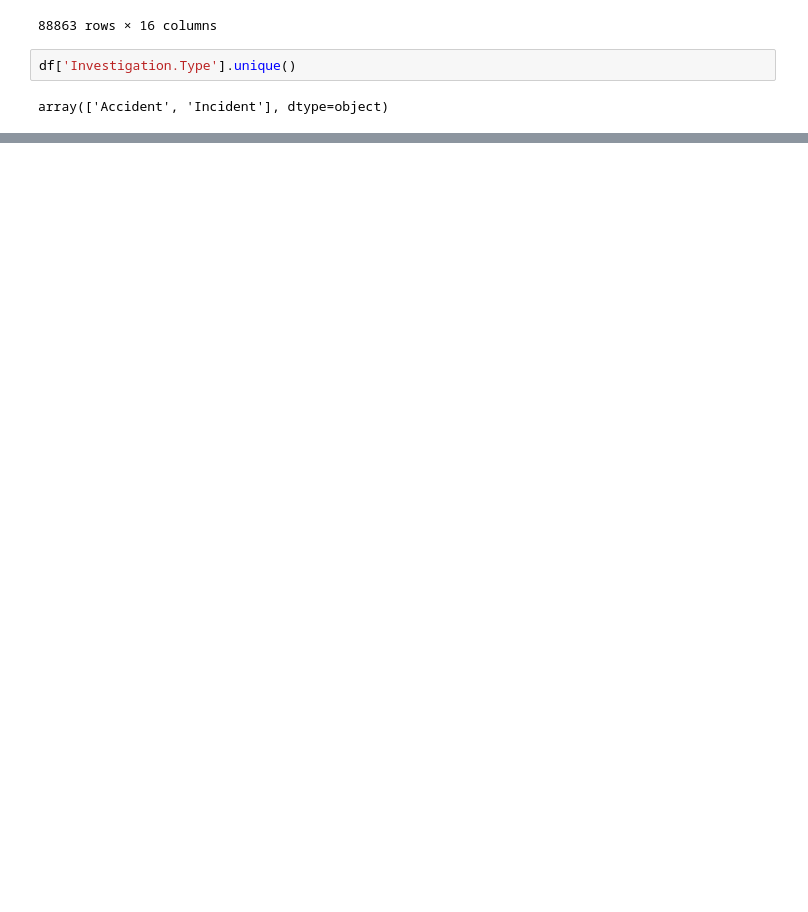
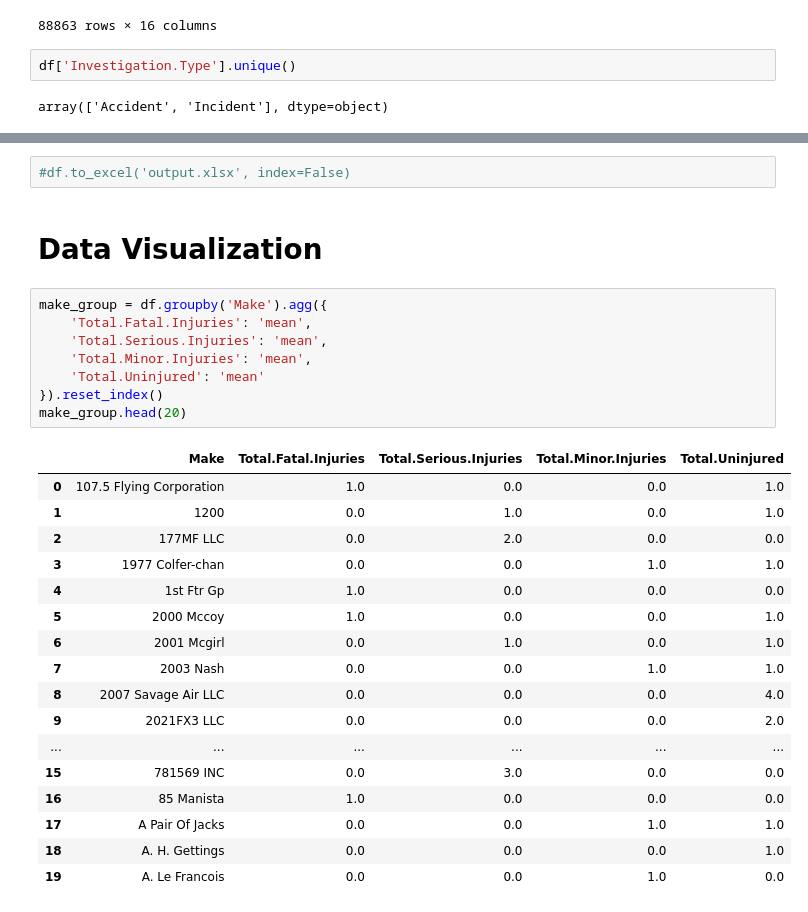
Before and after one commit to nyange21/dsc-phase-1-project-v3, a Jupyter notebook: student.ipynb, the cells around one changed output, grey strips where cells are left out. Drawn from its saved outputs; the diff is of its cells as text; blank space fills up the shorter version.

```diff
--- a/student.ipynb
+++ b/student.ipynb
@@ -302,0 +349,30 @@ array(['Accident', 'Incident'], dtype=object)
+# %%
+#df.to_excel('output.xlsx', index=False)
+# %% [markdown]
+# Data Visualization
+# %%
+make_group = df.groupby('Make').agg({
+    'Total.Fatal.Injuries': 'mean',
+    'Total.Serious.Injuries': 'mean',
+    'Total.Minor.Injuries': 'mean',
+    'Total.Uninjured': 'mean'
+}).reset_index()
+make_group.head(20)
+# %% [output]
+|  | Make | Total.Fatal.Injuries | Total.Serious.Injuries | Total.Minor.Injuries | Total.Uninjured |
+| 0 | 107.5 Flying Corporation | 1.0 | 0.0 | 0.0 | 1.0 |
+| 1 | 1200 | 0.0 | 1.0 | 0.0 | 1.0 |
+| 2 | 177MF LLC | 0.0 | 2.0 | 0.0 | 0.0 |
+| 3 | 1977 Colfer-chan | 0.0 | 0.0 | 1.0 | 1.0 |
+| 4 | 1st Ftr Gp | 1.0 | 0.0 | 0.0 | 0.0 |
+| 5 | 2000 Mccoy | 1.0 | 0.0 | 0.0 | 1.0 |
+| 6 | 2001 Mcgirl | 0.0 | 1.0 | 0.0 | 1.0 |
+| 7 | 2003 Nash | 0.0 | 0.0 | 1.0 | 1.0 |
+| 8 | 2007 Savage Air LLC | 0.0 | 0.0 | 0.0 | 4.0 |
+| 9 | 2021FX3 LLC | 0.0 | 0.0 | 0.0 | 2.0 |
+| ... | ... | ... | ... | ... | ... |
+| 15 | 781569 INC | 0.0 | 3.0 | 0.0 | 0.0 |
+| 16 | 85 Manista | 1.0 | 0.0 | 0.0 | 0.0 |
+| 17 | A Pair Of Jacks | 0.0 | 0.0 | 1.0 | 1.0 |
+| 18 | A. H. Gettings | 0.0 | 0.0 | 0.0 | 1.0 |
+| 19 | A. Le Francois | 0.0 | 0.0 | 1.0 | 0.0 |
```
Also changed, not shown: parts of 23 cells of this notebook, 1 other file.
